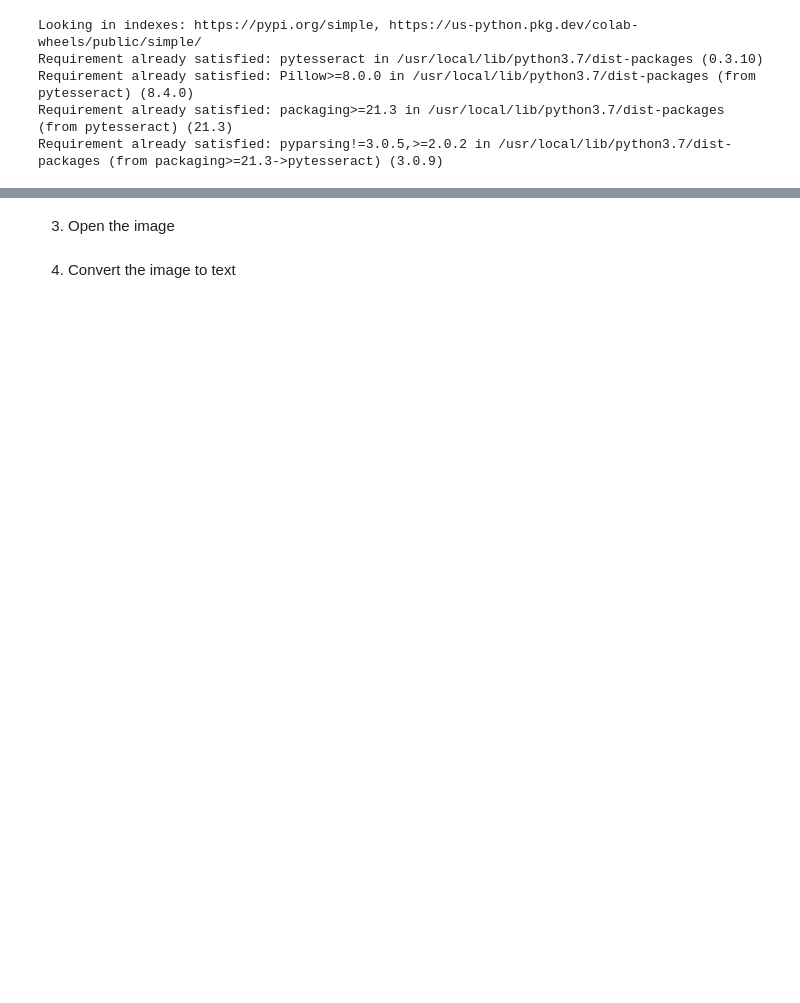
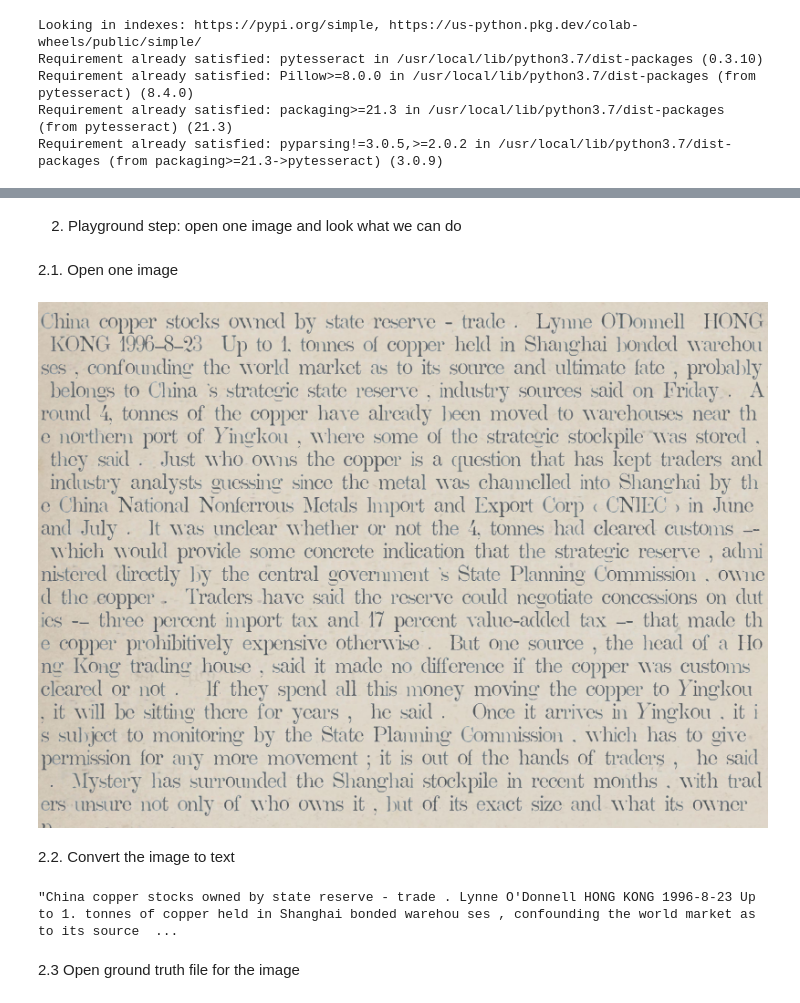
Before and after one commit to vera-pro/DH_class_Utrecht, a Jupyter notebook: OCR_demo_for_DH_class.ipynb, the cells around one changed output, grey strips where cells are left out. Saved outputs shown, nothing was run; the diff lists cells and outputs as text; code cells hidden in the pictures; blank space fills up the shorter version.

```diff
--- a/OCR_demo_for_DH_class.ipynb
+++ b/OCR_demo_for_DH_class.ipynb
@@ -28,2 +104,22 @@ To: /content/typed_example.tif
+# %% [markdown]
+2. Playground step: open one image and look what we can do
+# %% [markdown]
+2.1. Open one image
+# %%
+from PIL import Image
+page = Image.open('/example_images/image_00000.png')
+# %%
+from IPython.display import Image, display
+
+display(page)
+# %% [output]
+[figure, added]
+# %% [markdown]
+2.2. Convert the image to text
+# %%
+text = pytesseract.image_to_string(page).replace('\n',' ')
+text
+# %% [output]
+"China copper stocks owned by state reserve - trade . Lynne O'Donnell HONG KONG 1996-8-23 Up to 1. tonnes of copper held in Shanghai bonded warehou ses , confounding the world market as to its source  ...
 # %% [markdown]
-3. Open the image
+2.3 Open ground truth file for the image
@@ -33,2 +125,0 @@ page = Image.open('typed_example.tif')
-# %% [markdown]
-4. Convert the image to text
```
Also changed, not shown: parts of 18 cells of this notebook.
